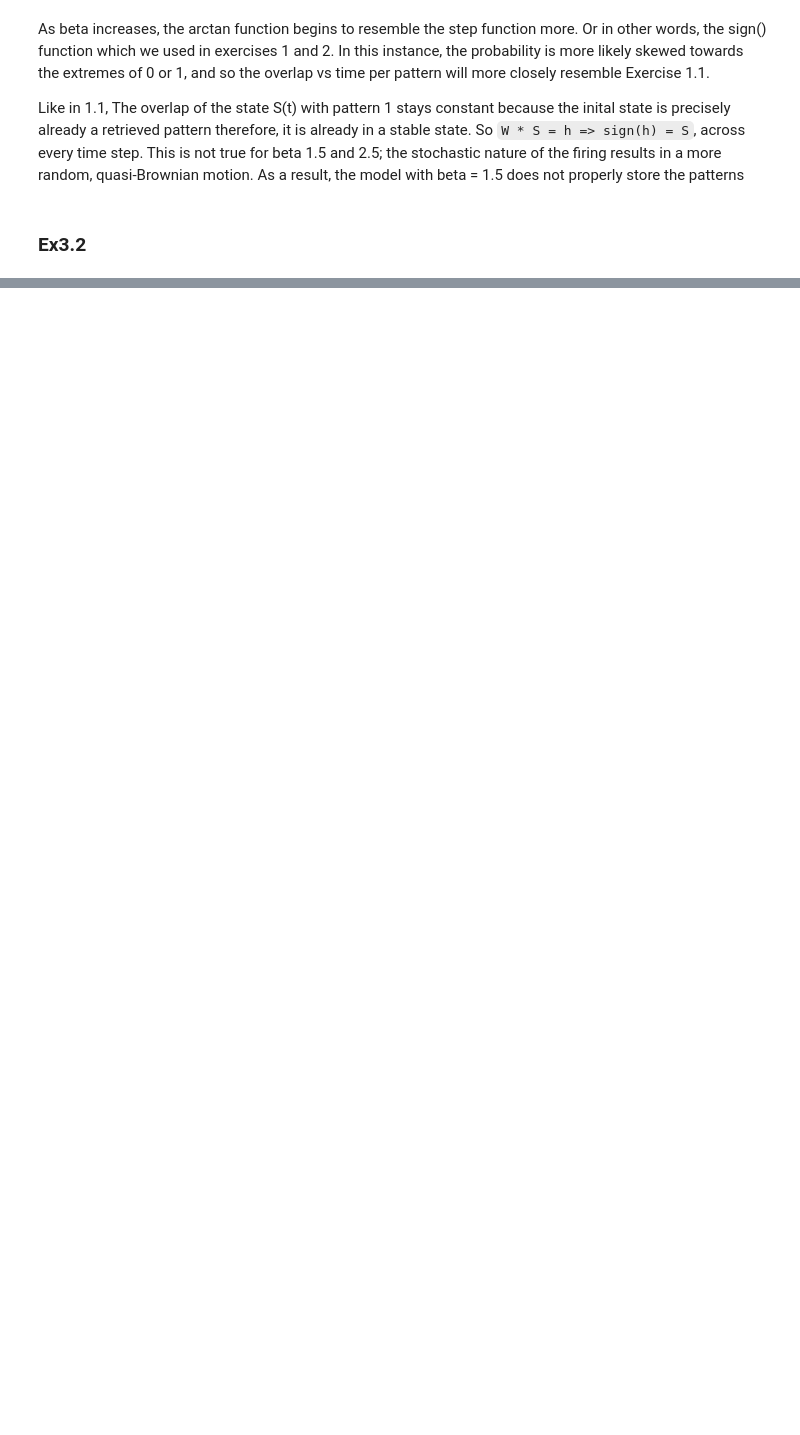
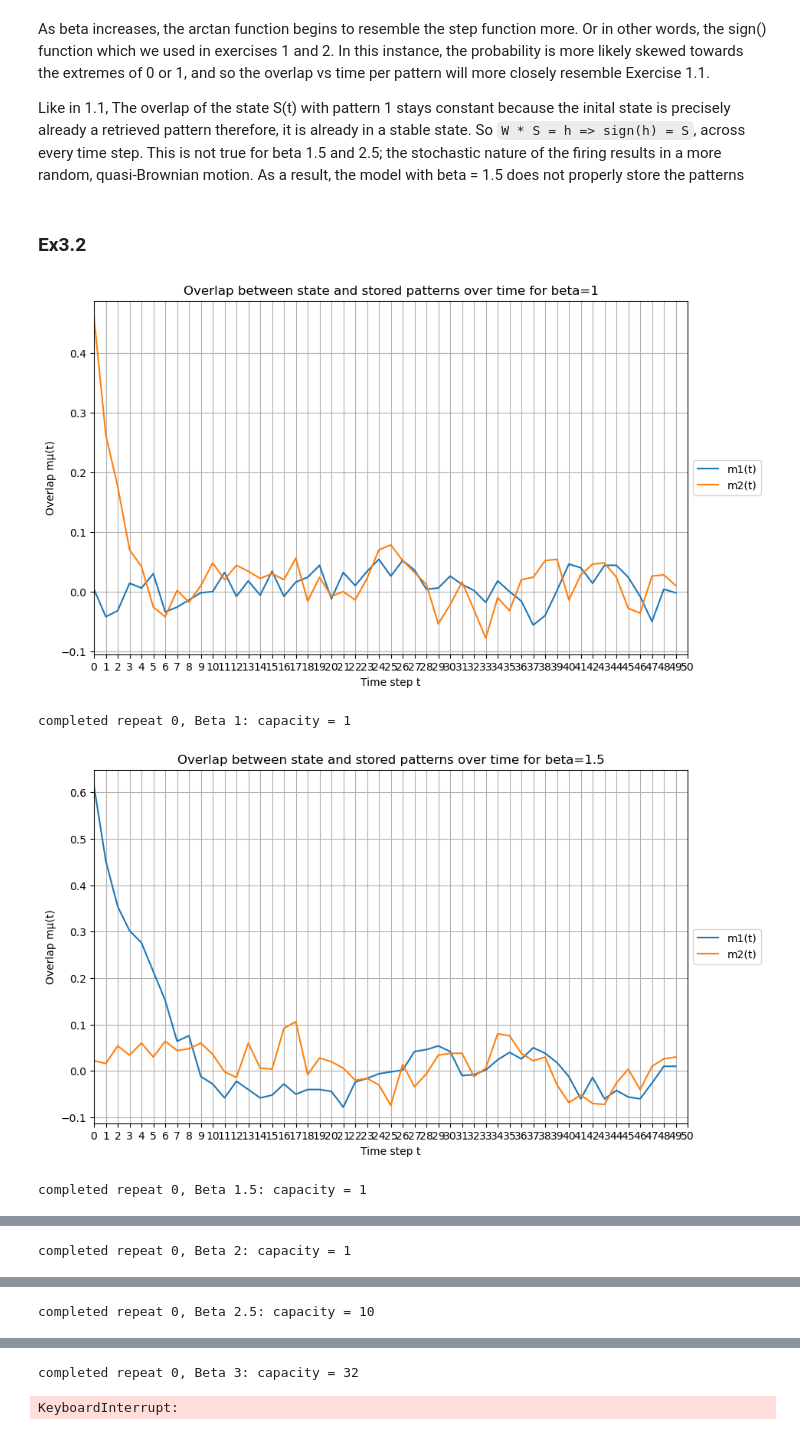
Before and after one commit to luis-fennessy/NeuronalDynamicsProject, a Jupyter notebook: Luis_notebook.ipynb, the cells around one changed output, grey strips where cells are left out. Drawn from its saved outputs; the diff is of its cells as text; code cells hidden in the pictures; blank space fills up the shorter version.

```diff
--- a/Luis_notebook.ipynb
+++ b/Luis_notebook.ipynb
@@ -548,7 +549,7 @@ repeats = 5  # Repeat for averaging
 
 N = 1000  # Number of neurons
 T = 50   # Number of update steps
-P = 5  # Number of patterns
+
 betas = (1, 1.5, 2, 2.5, 3, 3.5)
 # %%
 def check_within_capacity(overlaps, p):
@@ -561,21 +562,35 @@ def check_within_capacity(overlaps, p):
 # %%
 # NEED TO RUN THIS OVER TIME, UNLIKE 1.6
 
 max_P = {beta: [] for beta in betas}
 for r in range(repeats):
-    P = 0
-    retrieve = True
-    while retrieve:
-        # increment P,
-        P += 1
-        for p in range(P):
-            network = HopfieldNetwork(N,P)
-            network.set_states(network.patterns[p].copy())
-            network.compute_overlap()
+    for beta in betas:
+        P = 0
+        retrieve = True
+        while retrieve:
+            # increment P
+            P += 1
 
-            new_state = network.compute_next_state_ex3(beta)
-            if network.overlaps[p] != 1:
-                # overlap between pattern and state no longer 1
-                retrieve = False
-    print(f"completed repeat {r}, Beta {beta}")
-    max_P[beta].append(P-1)
+            for p in range(P):
+                network = HopfieldNetwork(N,P)
+                network.set_states(network.patterns[p].copy())
+                network.compute_overlap(ex3=True)
+
+                overlaps = np.zeros((T,P))
+
+                for step in range(T):
+                    new_state = network.compute_next_state_ex3(beta)
+                    overlaps[step, :] = network.overlaps
+
+                if not check_within_capacity(overlaps, p):
+                    retrieve = False
+                    plot_overlaps(overlaps, T, title=f"Overlap between state and stored patterns over time for beta={beta}")
+                    break
+
+        print(f"completed repeat {r}, Beta {beta}: capacity = {P-1}")
+        max_P[beta].append(P-1)
+# %% [output]
+[figure, added]
+completed repeat 0, Beta 1: capacity = 1
+[figure, added]
+completed repeat 0, Beta 1.5: capacity = 1
@@ -581,0 +598 @@ for r in range(repeats):
+completed repeat 0, Beta 2: capacity = 1
@@ -581,0 +600 @@ for r in range(repeats):
+completed repeat 0, Beta 2.5: capacity = 10
@@ -581,0 +602,2 @@ for r in range(repeats):
+completed repeat 0, Beta 3: capacity = 32
+KeyboardInterrupt:
```
Also changed, not shown: parts of 3 cells of this notebook, 1 other file.
